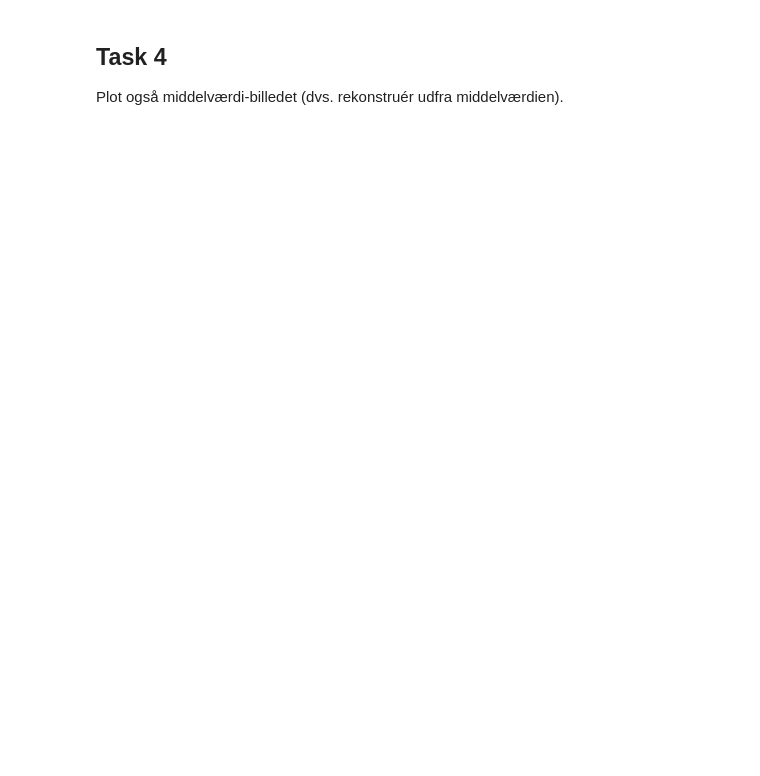
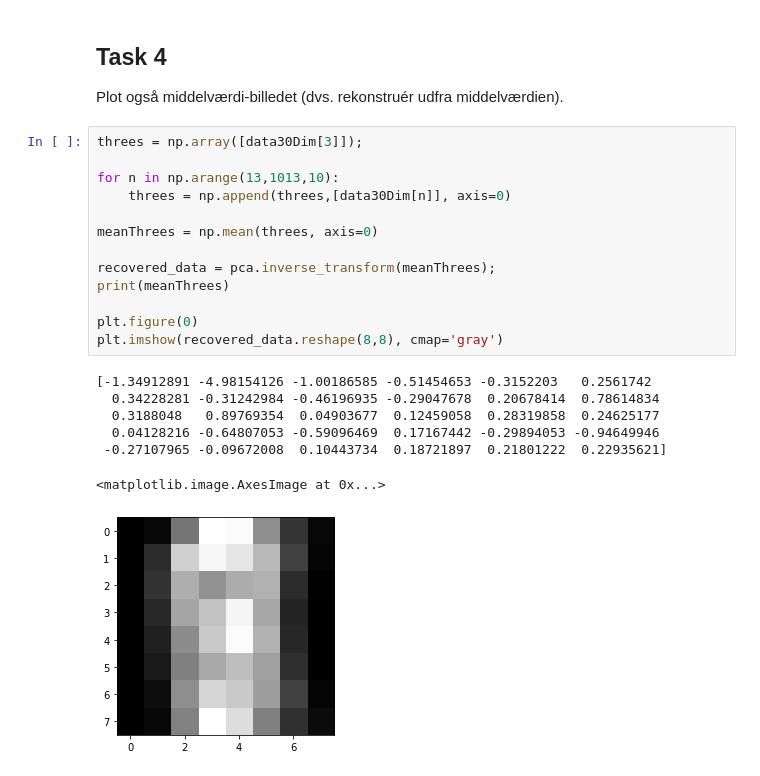
Before and after one commit to Machine-Learning-AU-2020/L05-PCA, a Jupyter notebook: PCA_Exercise.ipynb, the cells around one changed output. Drawn from its saved outputs; the diff is of its cells as text; blank space fills up the shorter version.

```diff
--- a/PCA_Exercise.ipynb
+++ b/PCA_Exercise.ipynb
@@ -170,3 +160,24 @@ Size if compressed data: 10240
 # %% [markdown]
 ## Task 4
 Plot også middelværdi-billedet (dvs. rekonstruér udfra middelværdien).
+# %%
+threes = np.array([data30Dim[3]]);
+
+for n in np.arange(13,1013,10):
+    threes = np.append(threes,[data30Dim[n]], axis=0)
+
+meanThrees = np.mean(threes, axis=0)
+
+recovered_data = pca.inverse_transform(meanThrees);
+print(meanThrees)
+
+plt.figure(0)
+plt.imshow(recovered_data.reshape(8,8), cmap='gray')
+# %% [output]
+[-1.34912891 -4.98154126 -1.00186585 -0.51454653 -0.3152203   0.2561742
+  0.34228281 -0.31242984 -0.46196935 -0.29047678  0.20678414  0.78614834
+  0.3188048   0.89769354  0.04903677  0.12459058  0.28319858  0.24625177
+  0.04128216 -0.64807053 -0.59096469  0.17167442 -0.29894053 -0.94649946
+ -0.27107965 -0.09672008  0.10443734  0.18721897  0.21801222  0.22935621]
+<matplotlib.image.AxesImage at 0x...>
+[figure, added]
```
Also changed, not shown: parts of 5 cells of this notebook.
